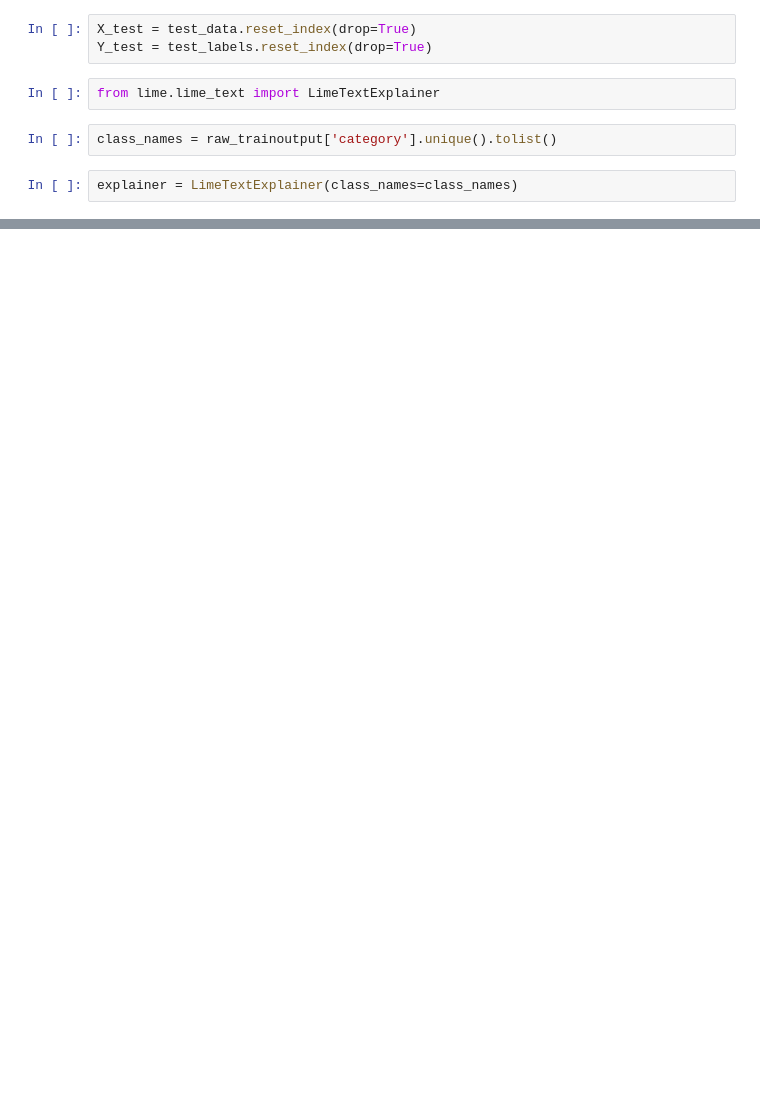
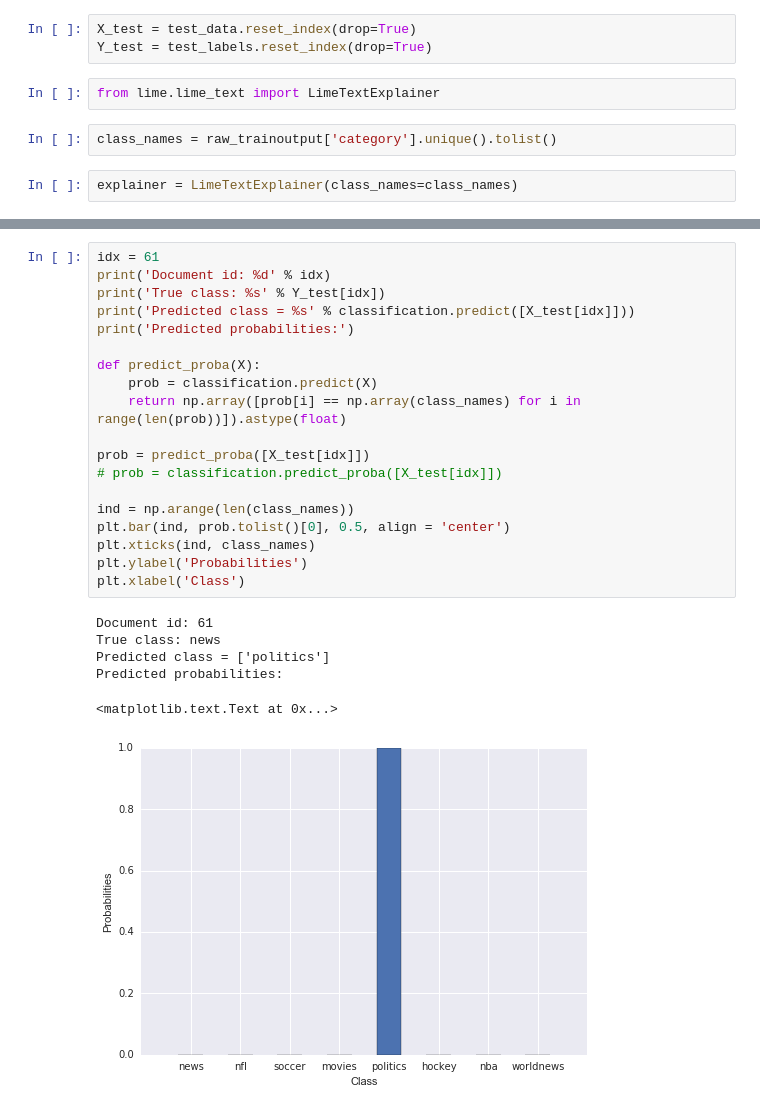
Before and after one commit to joeylitalien/comp-551-a4, a Jupyter notebook: src/lime-reddit_classification.ipynb, the cells around one changed output, grey strips where cells are left out. Drawn from its saved outputs; the diff is of its cells as text; blank space fills up the shorter version.

```diff
--- a/src/lime-reddit_classification.ipynb
+++ b/src/lime-reddit_classification.ipynb
@@ -81 +83,27 @@ True class: news
+# %%
+idx = 61
+print('Document id: %d' % idx)
+print('True class: %s' % Y_test[idx])
+print('Predicted class = %s' % classification.predict([X_test[idx]]))
+print('Predicted probabilities:')
+
+def predict_proba(X):
+    prob = classification.predict(X)
+    return np.array([prob[i] == np.array(class_names) for i in range(len(prob))]).astype(float)
+
+prob = predict_proba([X_test[idx]])
+# prob = classification.predict_proba([X_test[idx]])
+
+ind = np.arange(len(class_names))
+plt.bar(ind, prob.tolist()[0], 0.5, align = 'center')
+plt.xticks(ind, class_names)
+plt.ylabel('Probabilities')
+plt.xlabel('Class')
+# %% [output]
+Document id: 61
+True class: news
+Predicted class = ['politics']
+Predicted probabilities:
+<matplotlib.text.Text at 0x...>
+[figure, added]
 # %%
```
Also changed, not shown: parts of 9 cells of this notebook.
